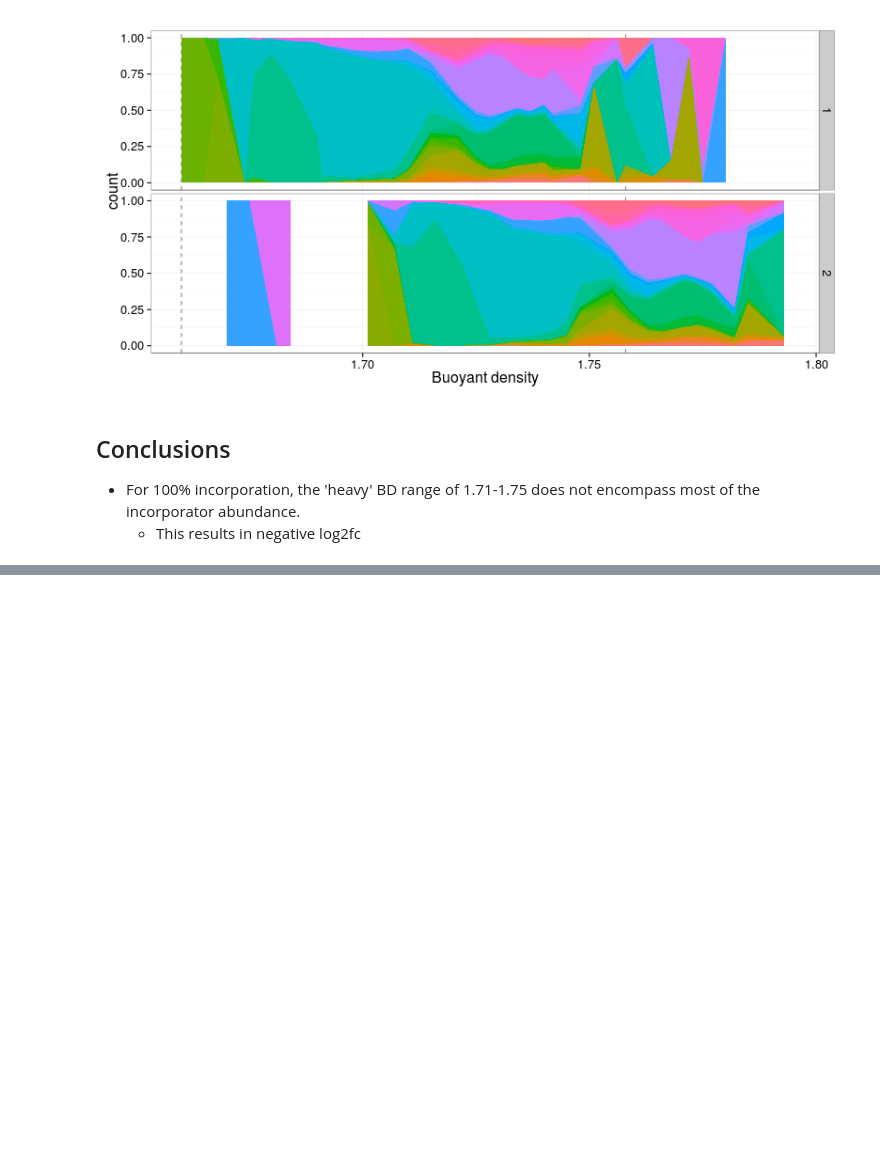
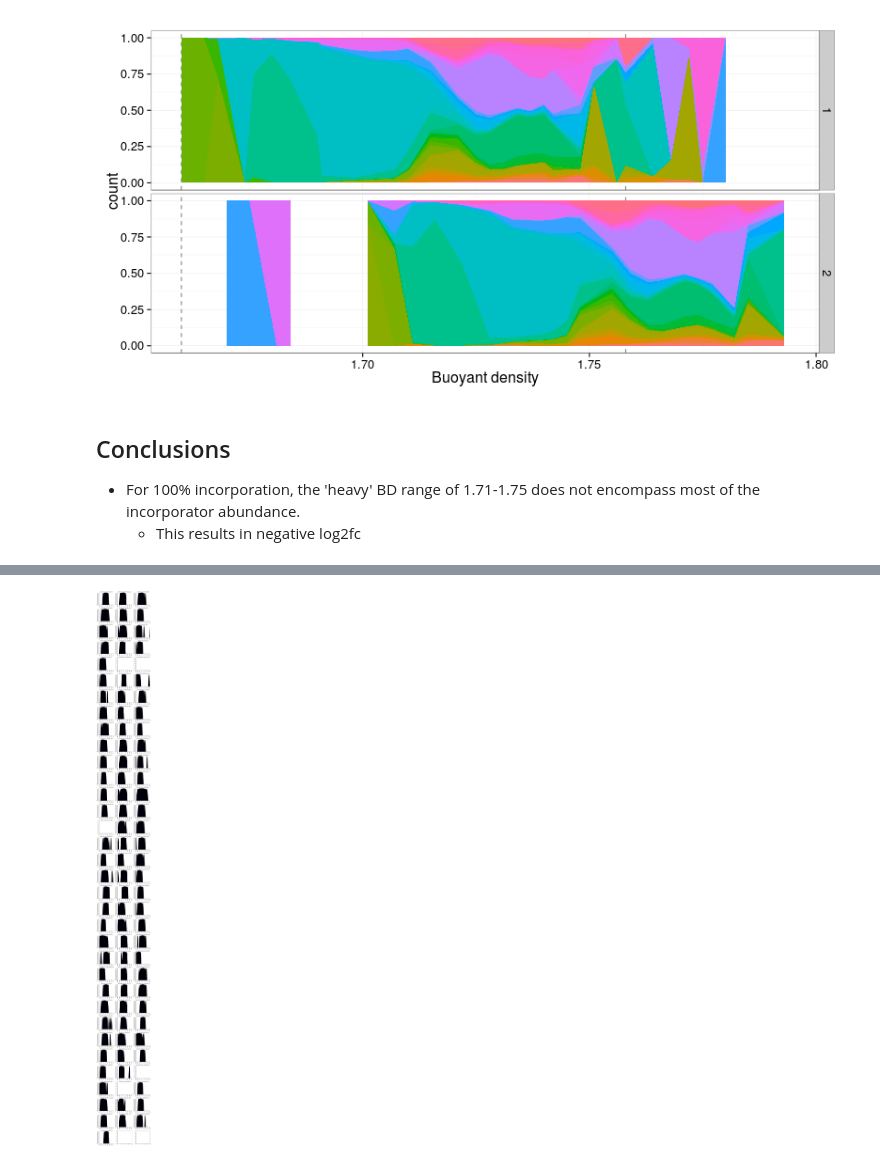
Before and after one commit to nick-youngblut/SIPSim, a Jupyter notebook: ipynb/bac_genome/n1210/validation.ipynb, the cells around one changed output, grey strips where cells are left out. Cells and saved outputs as stored; diff of their text form; code cells hidden in the pictures; blank space fills up the shorter version.

```diff
--- a/ipynb/bac_genome/n1210/validation.ipynb
+++ b/ipynb/bac_genome/n1210/validation.ipynb
@@ -705,0 +774,4 @@ p + geom_area(stat='identity', position='fill')
+# %%
+Image('/home/nick/notebook/SIPSim/t/genome100/KDE_1d_n100_log10.png', retina=True)
+# %% [output]
+[figure, added]
```
Also changed, not shown: parts of 9 cells of this notebook, 4 other files.
